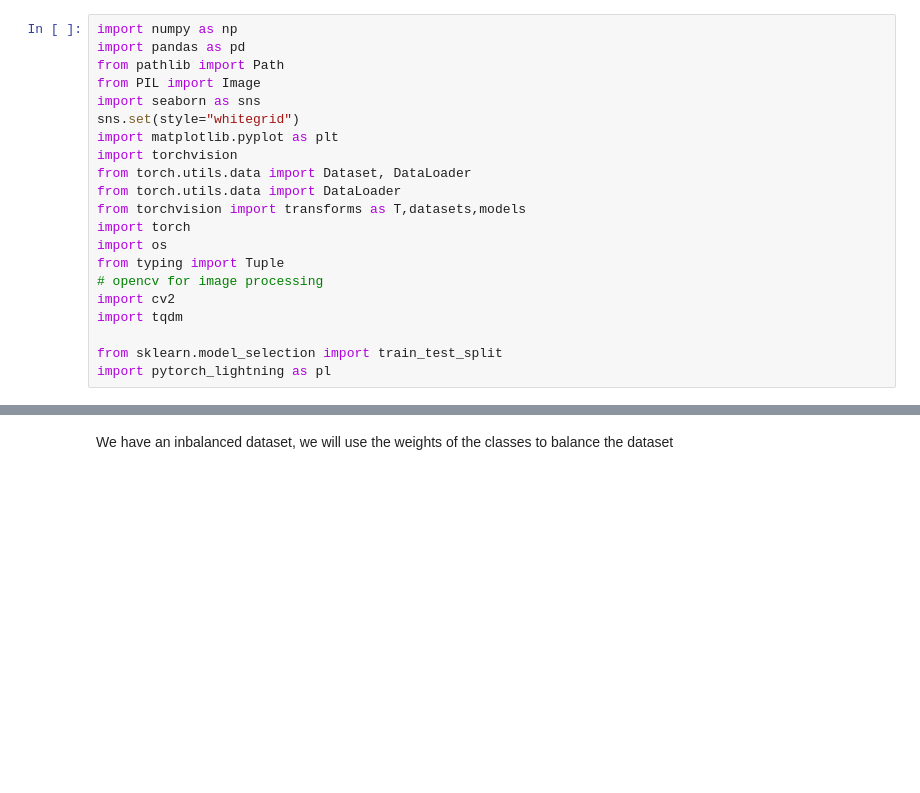
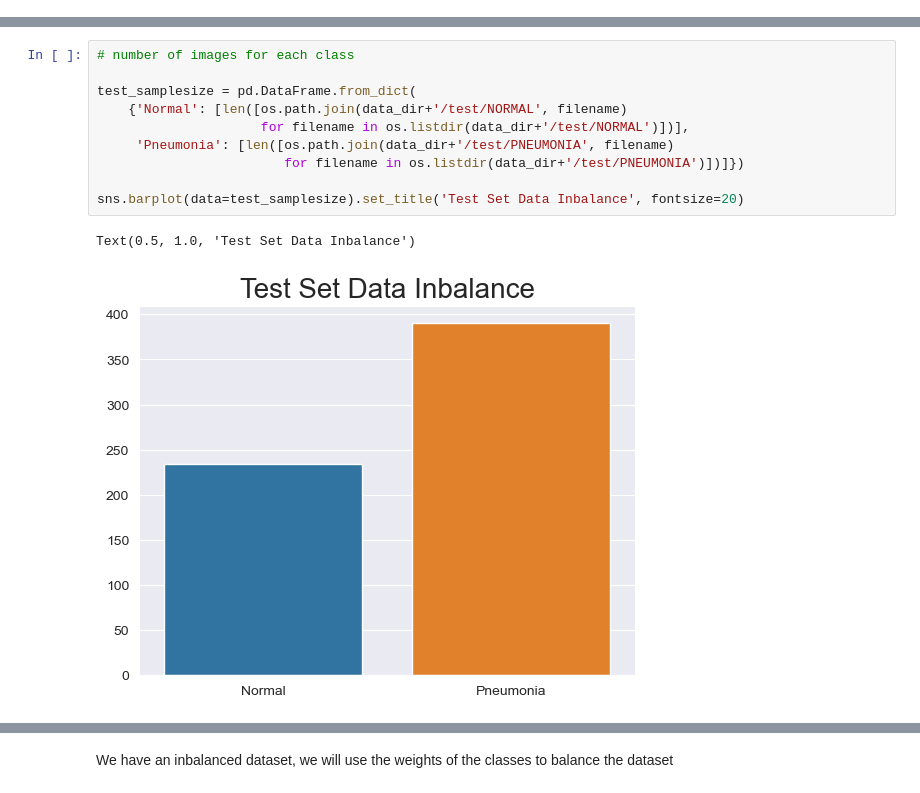
Before and after one commit to JHSchlegel/ML4Healthcare, a Jupyter notebook: project1/task2/CNN.ipynb, the cells around one changed output, grey strips where cells are left out. Drawn from its saved outputs; the diff is of its cells as text; blank space fills up the shorter version.

```diff
--- a/project1/task2/CNN.ipynb
+++ b/project1/task2/CNN.ipynb
@@ -1,21 +0,0 @@
-# %%
-import numpy as np
-import pandas as pd
-from pathlib import Path
-from PIL import Image
-import seaborn as sns
-sns.set(style="whitegrid")
-import matplotlib.pyplot as plt
-import torchvision
-from torch.utils.data import Dataset, DataLoader
-from torch.utils.data import DataLoader
-from torchvision import transforms as T,datasets,models
-import torch
-import os
-from typing import Tuple
-# opencv for image processing
-import cv2
-import tqdm
-
-from sklearn.model_selection import train_test_split
-import pytorch_lightning as pl
@@ -140,0 +379,13 @@ There are 5216 train images and 16 val images
+# %%
+# number of images for each class
+
+test_samplesize = pd.DataFrame.from_dict(
+    {'Normal': [len([os.path.join(data_dir+'/test/NORMAL', filename)
+                     for filename in os.listdir(data_dir+'/test/NORMAL')])],
+     'Pneumonia': [len([os.path.join(data_dir+'/test/PNEUMONIA', filename)
+                        for filename in os.listdir(data_dir+'/test/PNEUMONIA')])]})
+
+sns.barplot(data=test_samplesize).set_title('Test Set Data Inbalance', fontsize=20)
+# %% [output]
+Text(0.5, 1.0, 'Test Set Data Inbalance')
+[figure, added]
```
Also changed, not shown: parts of 49 cells of this notebook.
